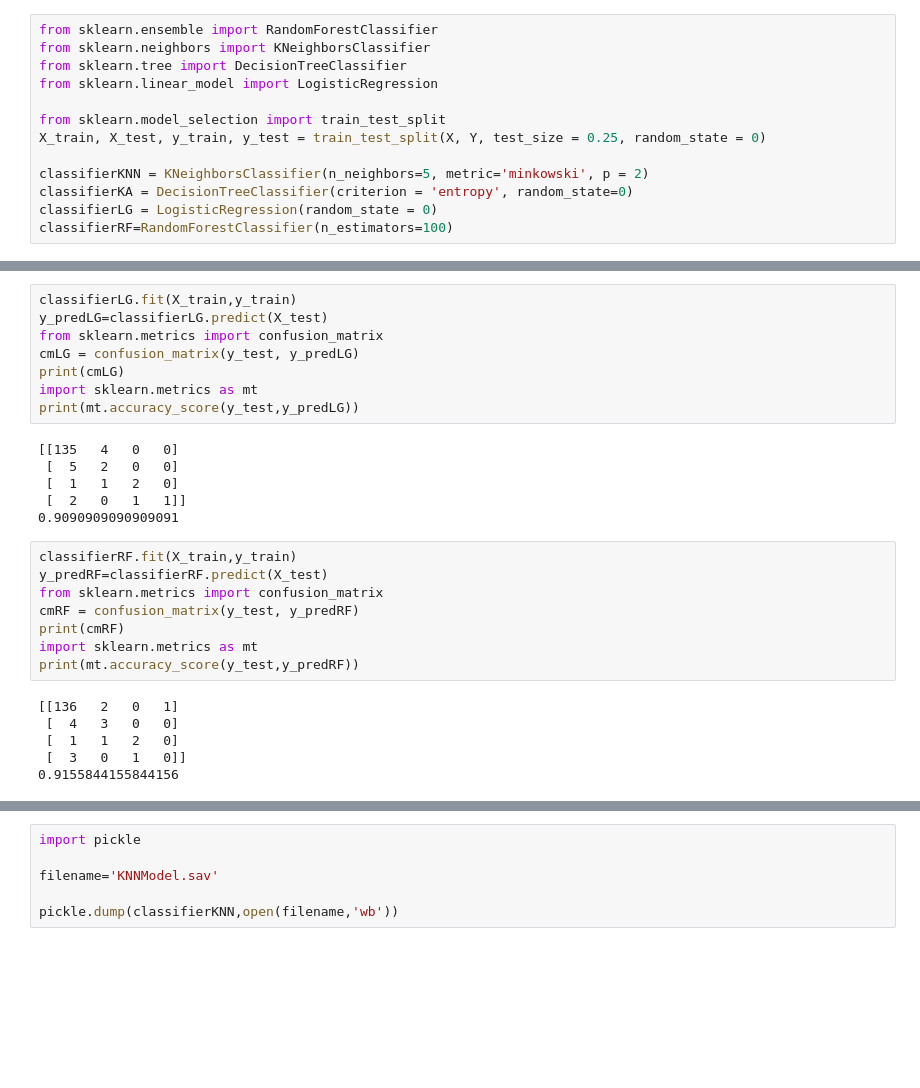
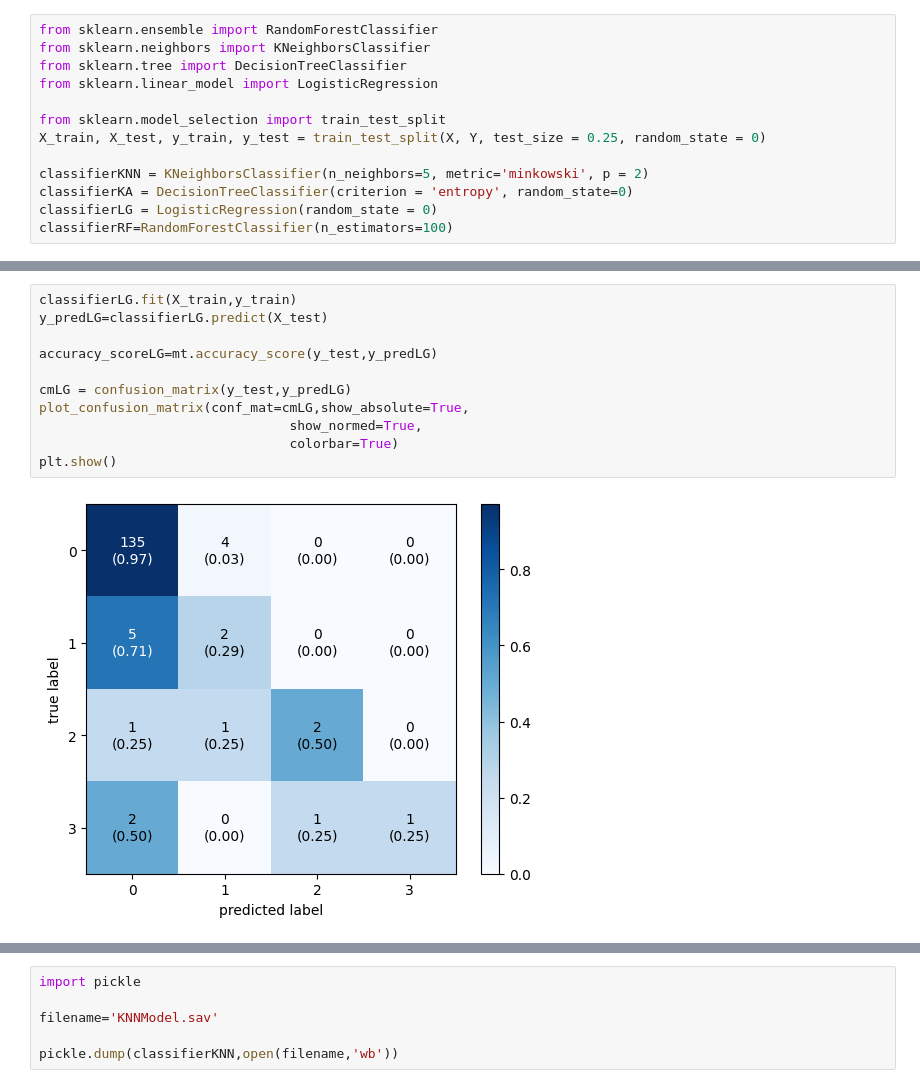
Before and after one commit to erolcan54/HepatitCMakineOgrenmesi, a Jupyter notebook: index.ipynb, the cells around one changed output, grey strips where cells are left out. Cells and saved outputs as stored; diff of their text form; blank space fills up the shorter version.

```diff
--- a/index.ipynb
+++ b/index.ipynb
@@ -203,28 +208,13 @@ print(mt.accuracy_score(y_test,y_predKA))
 # %%
 classifierLG.fit(X_train,y_train)
 y_predLG=classifierLG.predict(X_test)
-from sklearn.metrics import confusion_matrix
-cmLG = confusion_matrix(y_test, y_predLG)
-print(cmLG)
-import sklearn.metrics as mt
-print(mt.accuracy_score(y_test,y_predLG))
+
+accuracy_scoreLG=mt.accuracy_score(y_test,y_predLG)
+
+cmLG = confusion_matrix(y_test,y_predLG)
+plot_confusion_matrix(conf_mat=cmLG,show_absolute=True,
+                                show_normed=True,
+                                colorbar=True)
+plt.show()
 # %% [output]
-[[135   4   0   0]
- [  5   2   0   0]
- [  1   1   2   0]
- [  2   0   1   1]]
-0.9090909090909091
+[figure, added]
-# %%
-classifierRF.fit(X_train,y_train)
-y_predRF=classifierRF.predict(X_test)
-from sklearn.metrics import confusion_matrix
-cmRF = confusion_matrix(y_test, y_predRF)
-print(cmRF)
-import sklearn.metrics as mt
-print(mt.accuracy_score(y_test,y_predRF))
-# %% [output]
-[[136   2   0   1]
- [  4   3   0   0]
- [  1   1   2   0]
- [  3   0   1   0]]
-0.9155844155844156
```
Also changed, not shown: parts of 9 cells of this notebook.
